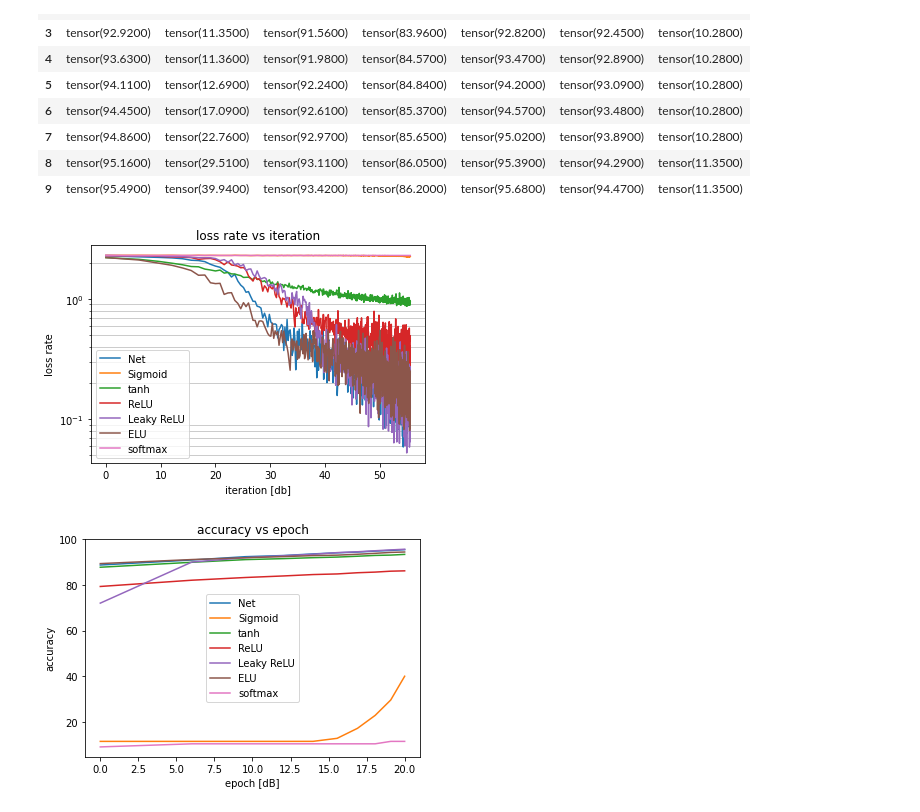
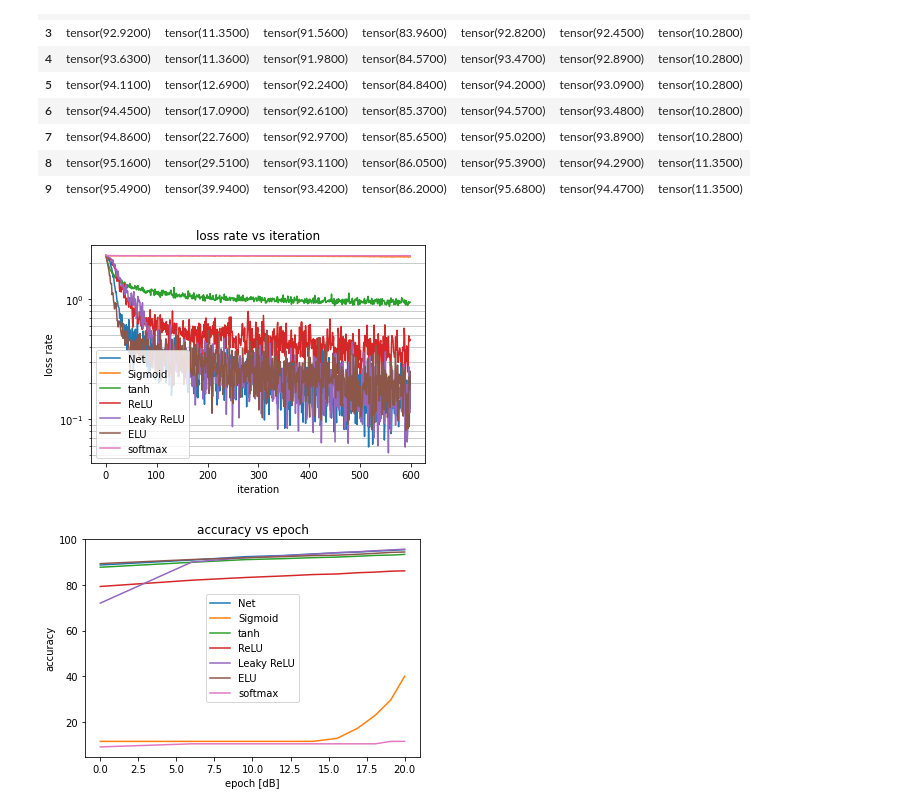
Before and after one commit to lduran2/CIS3715_DataScience_2022, a Jupyter notebook: Lab10/Lab10.ipynb, the cells around one changed output. Cells and saved outputs as stored; diff of their text form; code cells hidden in the pictures.

Commit message:
[lab10] labeled zooms, loss plots=>x,semilogy

```diff
--- a/Lab10/Lab10.ipynb
+++ b/Lab10/Lab10.ipynb
@@ -454,21 +454,20 @@ accuracies
 | 8 | tensor(95.1600) | tensor(29.5100) | tensor(93.1100) | tensor(86.0500) | tensor(95.3900) | tensor(94.2900) | tensor(11.3500) |
 | 9 | tensor(95.4900) | tensor(39.9400) | tensor(93.4200) | tensor(86.2000) | tensor(95.6800) | tensor(94.4700) | tensor(11.3500) |
 # %%
-# we will plot semilogy with dB on x, like a BER plot
+# difference in loss is not as significant at higher magnitudes, so semilogy
 N_ITERATIONS = losses.shape[0]
 iterations_lin = torch.Tensor(range(N_ITERATIONS))
-iterations_db = 20*torch.log10(iterations_lin)
 # plot the loss
 fig, ax = plt.subplots(1, 1)
-ax.semilogy(iterations_db, losses)
+ax.semilogy(iterations_lin, losses)
 ax.set_title('loss rate vs iteration')
-ax.set_xlabel('iteration [db]')
+ax.set_xlabel('iteration')
 ax.set_ylabel('loss rate')
 ax.legend(model_names)
 ax.grid(color='silver', which='minor', axis='y', linestyle='solid')
 fig.show()
 # %% [output]
-[figure, old version]
+[figure, new version]
 # %%
 # we will plot with dB on x.
 # this linearizes for the Net model
```
Also changed, not shown: parts of 3 cells of this notebook.
